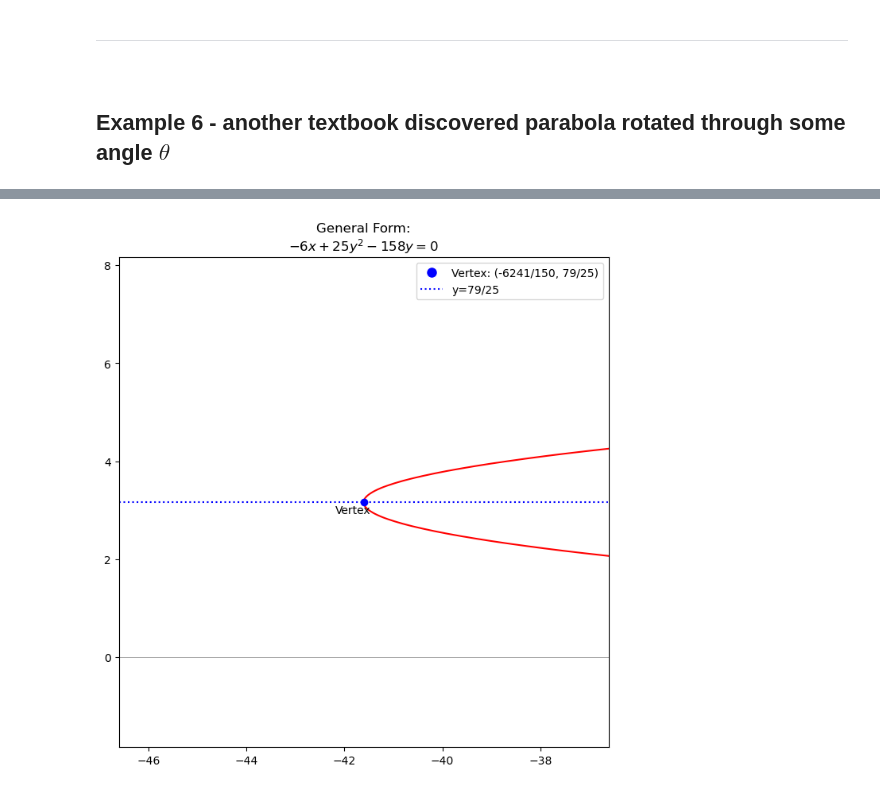
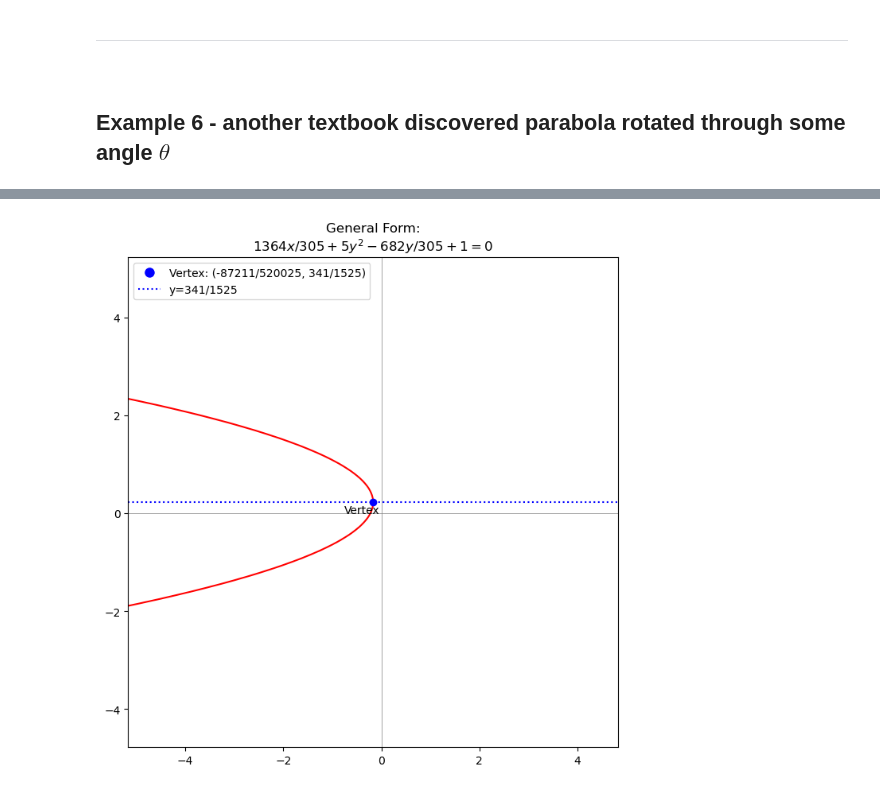
Before and after one commit to pineapple-bois/conic, a Jupyter notebook: Notebooks/Parabolas.ipynb, the cells around one changed output, grey strips where cells are left out. Drawn from its saved outputs; the diff is of its cells as text; code cells hidden in the pictures.

```diff
--- a/Notebooks/Parabolas.ipynb
+++ b/Notebooks/Parabolas.ipynb
@@ -688,0 +712,4 @@ Axis of symmetry: 200.0*x + 150.0*y - 790.0
+# %%
+r8 = "x^2 + 4*x*y + 4*y^2 + 3*x - 4*y + 1"
+rot8 = Conic.create(r8)
+rot8.get_info()
@@ -689,5 +729,5 @@ Axis of symmetry: 200.0*x + 150.0*y - 790.0
 # %%
-rot7.rotate_parabola(rational=True)
-rot7.plot_parabola()
+rot8.rotate_parabola(rational=True)
+rot8.plot_parabola()
 # %% [output]
-[figure, old version]
+[figure, new version]
```
Also changed, not shown: parts of 41 cells of this notebook.
